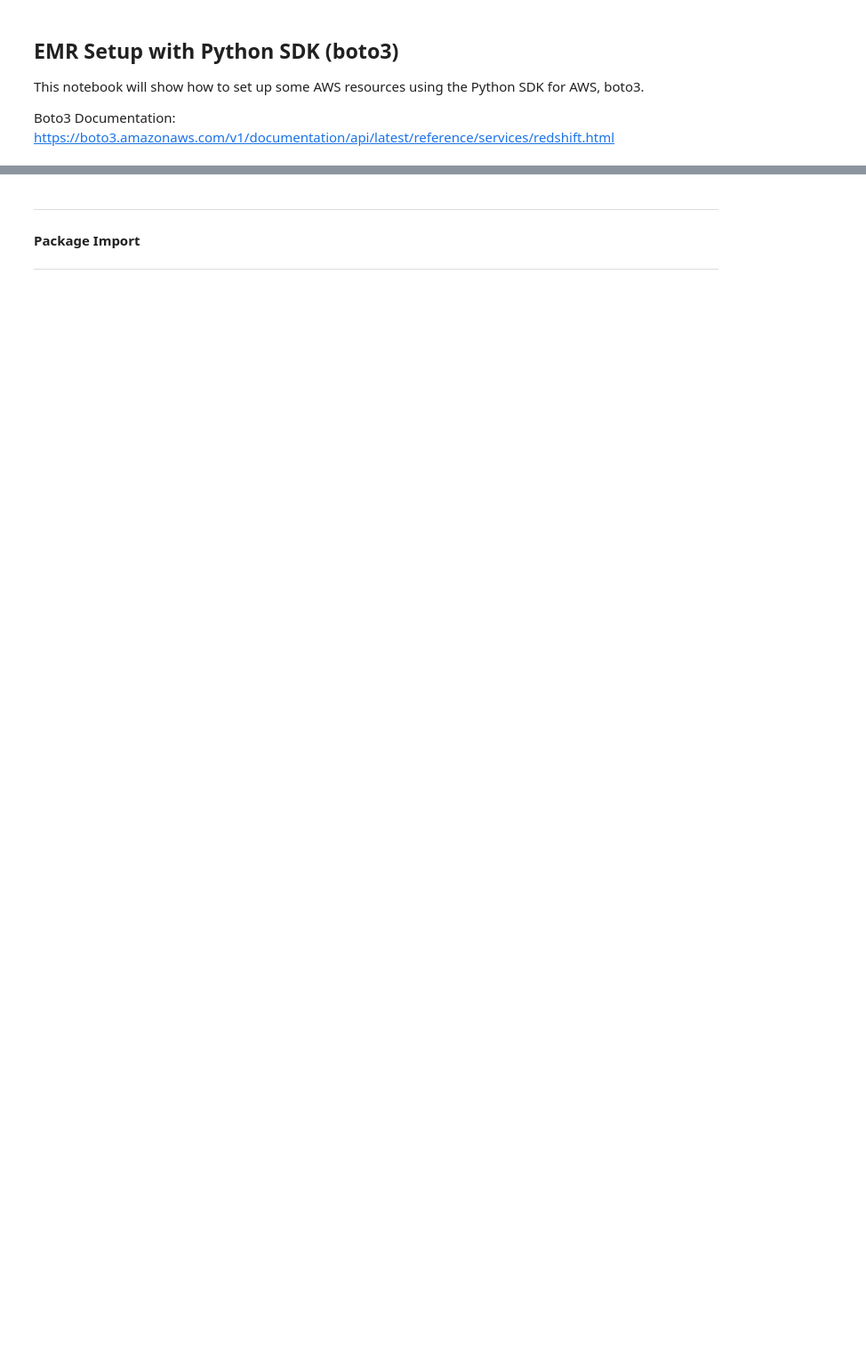
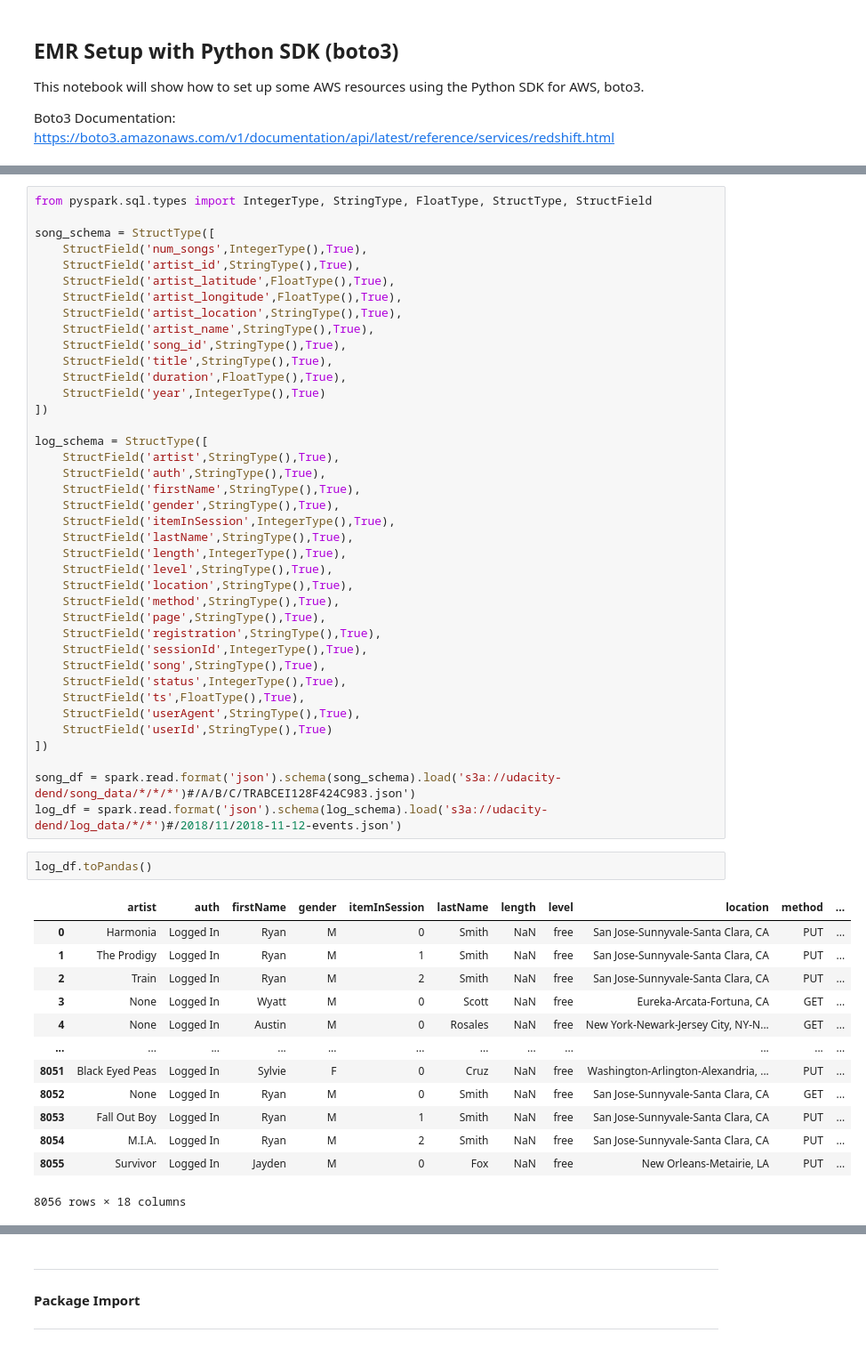
Before and after one commit to kstine93/Course_DataEngineeringUdacity, a Jupyter notebook: Projects/DataLakeWithEMR/EMR_boto3Setup.ipynb, the cells around one changed output, grey strips where cells are left out. Shown at 89% size. Cells and saved outputs as stored; diff of their text form; blank space fills up the shorter version.

```diff
--- a/Projects/DataLakeWithEMR/EMR_boto3Setup.ipynb
+++ b/Projects/DataLakeWithEMR/EMR_boto3Setup.ipynb
@@ -5,0 +27,55 @@ Boto3 Documentation: https://boto3.amazonaws.com/v1/documentation/api/latest/ref
+# %%
+from pyspark.sql.types import IntegerType, StringType, FloatType, StructType, StructField
+
+song_schema = StructType([
+    StructField('num_songs',IntegerType(),True),
+    StructField('artist_id',StringType(),True),
+    StructField('artist_latitude',FloatType(),True),
+    StructField('artist_longitude',FloatType(),True),
+    StructField('artist_location',StringType(),True),
+    StructField('artist_name',StringType(),True),
+    StructField('song_id',StringType(),True),
+    StructField('title',StringType(),True),
+    StructField('duration',FloatType(),True),
+    StructField('year',IntegerType(),True)
+])
+
+log_schema = StructType([
+    StructField('artist',StringType(),True),
+    StructField('auth',StringType(),True),
+    StructField('firstName',StringType(),True),
+    StructField('gender',StringType(),True),
+    StructField('itemInSession',IntegerType(),True),
+    StructField('lastName',StringType(),True),
+    StructField('length',IntegerType(),True),
+    StructField('level',StringType(),True),
+    StructField('location',StringType(),True),
+    StructField('method',StringType(),True),
+    StructField('page',StringType(),True),
+    StructField('registration',StringType(),True),
+    StructField('sessionId',IntegerType(),True),
+    StructField('song',StringType(),True),
+    StructField('status',IntegerType(),True),
+    StructField('ts',FloatType(),True),
+    StructField('userAgent',StringType(),True),
+    StructField('userId',StringType(),True)
+])
+
+song_df = spark.read.format('json').schema(song_schema).load('s3a://udacity-dend/song_data/*/*/*')#/A/B/C/TRABCEI128F424C983.json')
+log_df = spark.read.format('json').schema(log_schema).load('s3a://udacity-dend/log_data/*/*')#/2018/11/2018-11-12-events.json')
+# %%
+log_df.toPandas()
+# %% [output]
+|  | artist | auth | firstName | gender | itemInSession | lastName | length | level | location | method | ... |
+| 0 | Harmonia | Logged In | Ryan | M | 0 | Smith | NaN | free | San Jose-Sunnyvale-Santa Clara, CA | PUT | ... |
+| 1 | The Prodigy | Logged In | Ryan | M | 1 | Smith | NaN | free | San Jose-Sunnyvale-Santa Clara, CA | PUT | ... |
+| 2 | Train | Logged In | Ryan | M | 2 | Smith | NaN | free | San Jose-Sunnyvale-Santa Clara, CA | PUT | ... |
+| 3 | None | Logged In | Wyatt | M | 0 | Scott | NaN | free | Eureka-Arcata-Fortuna, CA | GET | ... |
+| 4 | None | Logged In | Austin | M | 0 | Rosales | NaN | free | New York-Newark-Jersey City, NY-N... | GET | ... |
+| ... | ... | ... | ... | ... | ... | ... | ... | ... | ... | ... | ... |
+| 8051 | Black Eyed Peas | Logged In | Sylvie | F | 0 | Cruz | NaN | free | Washington-Arlington-Alexandria, ... | PUT | ... |
+| 8052 | None | Logged In | Ryan | M | 0 | Smith | NaN | free | San Jose-Sunnyvale-Santa Clara, CA | GET | ... |
+| 8053 | Fall Out Boy | Logged In | Ryan | M | 1 | Smith | NaN | free | San Jose-Sunnyvale-Santa Clara, CA | PUT | ... |
+| 8054 | M.I.A. | Logged In | Ryan | M | 2 | Smith | NaN | free | San Jose-Sunnyvale-Santa Clara, CA | PUT | ... |
+| 8055 | Survivor | Logged In | Jayden | M | 0 | Fox | NaN | free | New Orleans-Metairie, LA | PUT | ... |
+8056 rows × 18 columns
```
Also changed, not shown: parts of 23 cells of this notebook, 3 other files.
